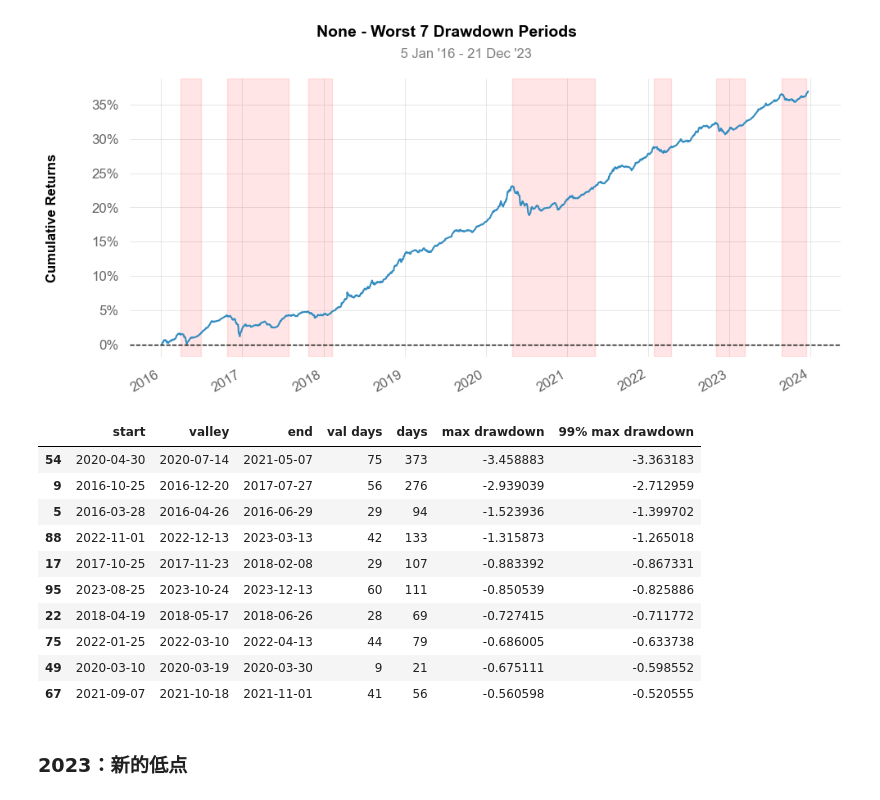
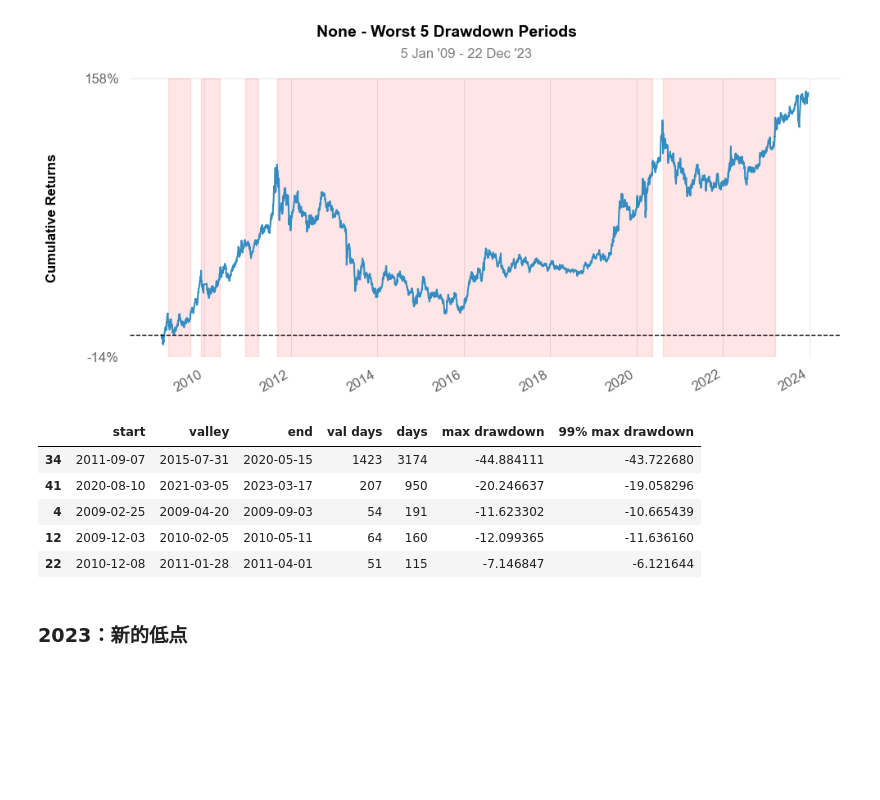
Before and after one commit to wliwh/trade_tools, a Jupyter notebook: engine/long_analyse.ipynb, the cells around one changed output. Cells and saved outputs as stored; diff of their text form; code cells hidden in the pictures; blank space fills up the shorter version.

```diff
--- a/engine/long_analyse.ipynb
+++ b/engine/long_analyse.ipynb
@@ -14,26 +22,22 @@ e1.set_index('date',inplace=True)
 e1.sort_index(inplace=True)
 e1 = e1.tail(243*8)
 e1.index = pd.to_datetime(e1.index)
-# qstat.reports.basic(e1['acc'],periods_per_year=243)
-qstat.plots.drawdowns_periods(e1['acc'],periods=7,grayscale=False)
-tt = qstat.stats.drawdown_details(qstat.stats.to_drawdown_series(e1['acc']))
-tt.sort_values('max drawdown',inplace=True)
-toval = pd.to_datetime(tt.valley)-pd.to_datetime(tt.start)
-tt.insert(3,'val days',toval.values.astype('timedelta64[D]').astype(int))
-tt.head(10)
-# %% [output]
-[figure, removed]
-|  | start | valley | end | val days | days | max drawdown | 99% max drawdown |
-| 54 | 2020-04-30 | 2020-07-14 | 2021-05-07 | 75 | 373 | -3.458883 | -3.363183 |
-| 9 | 2016-10-25 | 2016-12-20 | 2017-07-27 | 56 | 276 | -2.939039 | -2.712959 |
-| 5 | 2016-03-28 | 2016-04-26 | 2016-06-29 | 29 | 94 | -1.523936 | -1.399702 |
-| 88 | 2022-11-01 | 2022-12-13 | 2023-03-13 | 42 | 133 | -1.315873 | -1.265018 |
-| 17 | 2017-10-25 | 2017-11-23 | 2018-02-08 | 29 | 107 | -0.883392 | -0.867331 |
-| 95 | 2023-08-25 | 2023-10-24 | 2023-12-13 | 60 | 111 | -0.850539 | -0.825886 |
-| 22 | 2018-04-19 | 2018-05-17 | 2018-06-26 | 28 | 69 | -0.727415 | -0.711772 |
-| 75 | 2022-01-25 | 2022-03-10 | 2022-04-13 | 44 | 79 | -0.686005 | -0.633738 |
-| 49 | 2020-03-10 | 2020-03-19 | 2020-03-30 | 9 | 21 | -0.675111 | -0.598552 |
-| 67 | 2021-09-07 | 2021-10-18 | 2021-11-01 | 41 | 56 | -0.560598 | -0.520555 |
+# %%
+# qstat.reports.basic(e1['acc'],periods_per_year=243)
+qstat.plots.drawdowns_periods(e1['close'],periods=5,grayscale=False,log_scale=True)
+tt = qstat.stats.drawdown_details(qstat.stats.to_drawdown_series(e1['close']))
+tt.sort_values('days',ascending=False, inplace=True)
+toval = pd.to_datetime(tt.valley)-pd.to_datetime(tt.start)
+tt.insert(3,'val days',toval.values.astype('timedelta64[D]').astype(int))
+tt.head(5)
+# %% [output]
+[figure, added]
+|  | start | valley | end | val days | days | max drawdown | 99% max drawdown |
+| 34 | 2011-09-07 | 2015-07-31 | 2020-05-15 | 1423 | 3174 | -44.884111 | -43.722680 |
+| 41 | 2020-08-10 | 2021-03-05 | 2023-03-17 | 207 | 950 | -20.246637 | -19.058296 |
+| 4 | 2009-02-25 | 2009-04-20 | 2009-09-03 | 54 | 191 | -11.623302 | -10.665439 |
+| 12 | 2009-12-03 | 2010-02-05 | 2010-05-11 | 64 | 160 | -12.099365 | -11.636160 |
+| 22 | 2010-12-08 | 2011-01-28 | 2011-04-01 | 51 | 115 | -7.146847 | -6.121644 |
 # %% [markdown]
 ### 2023：新的低点
 # %%
```
Also changed, not shown: parts of 1 cell of this notebook, 11 other files.
